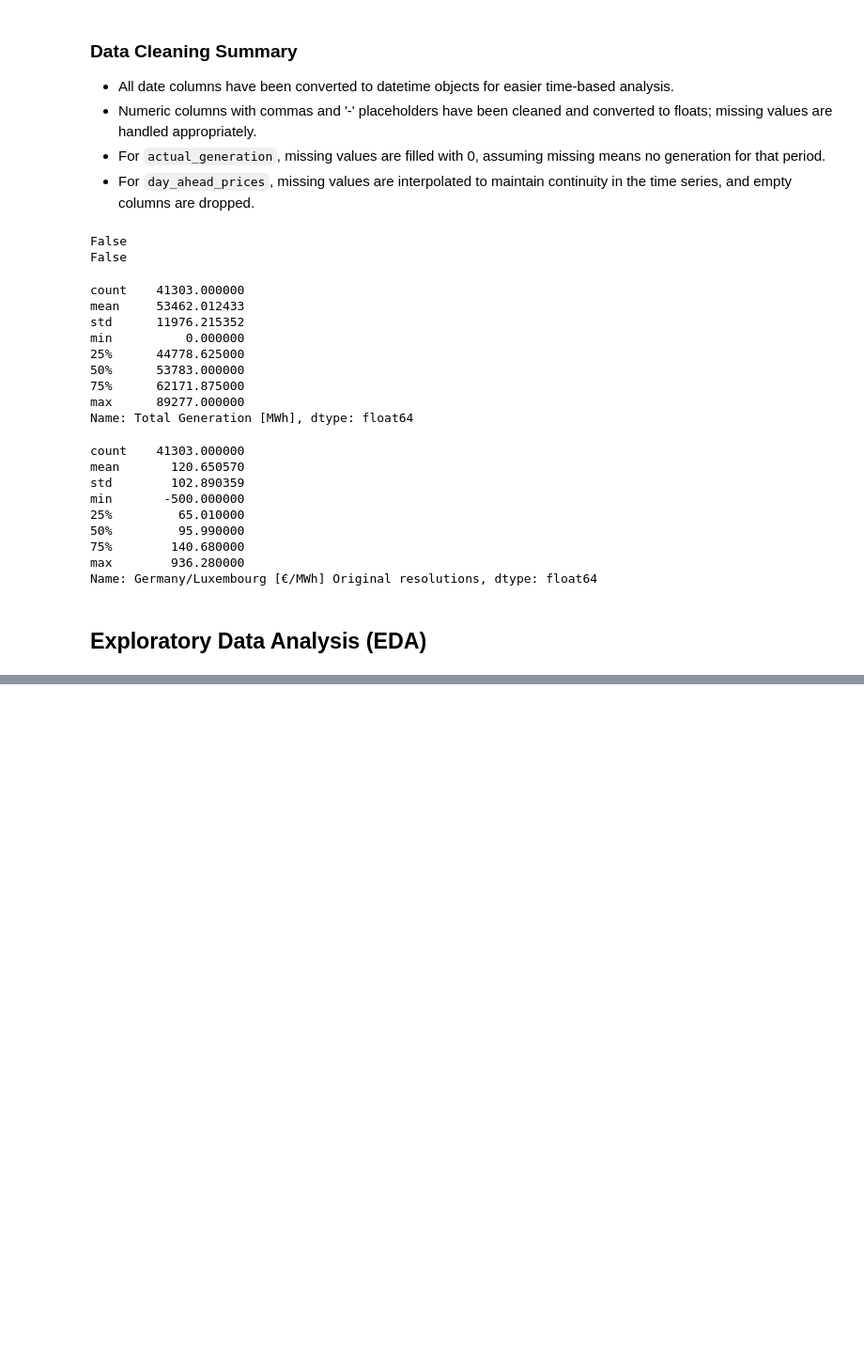
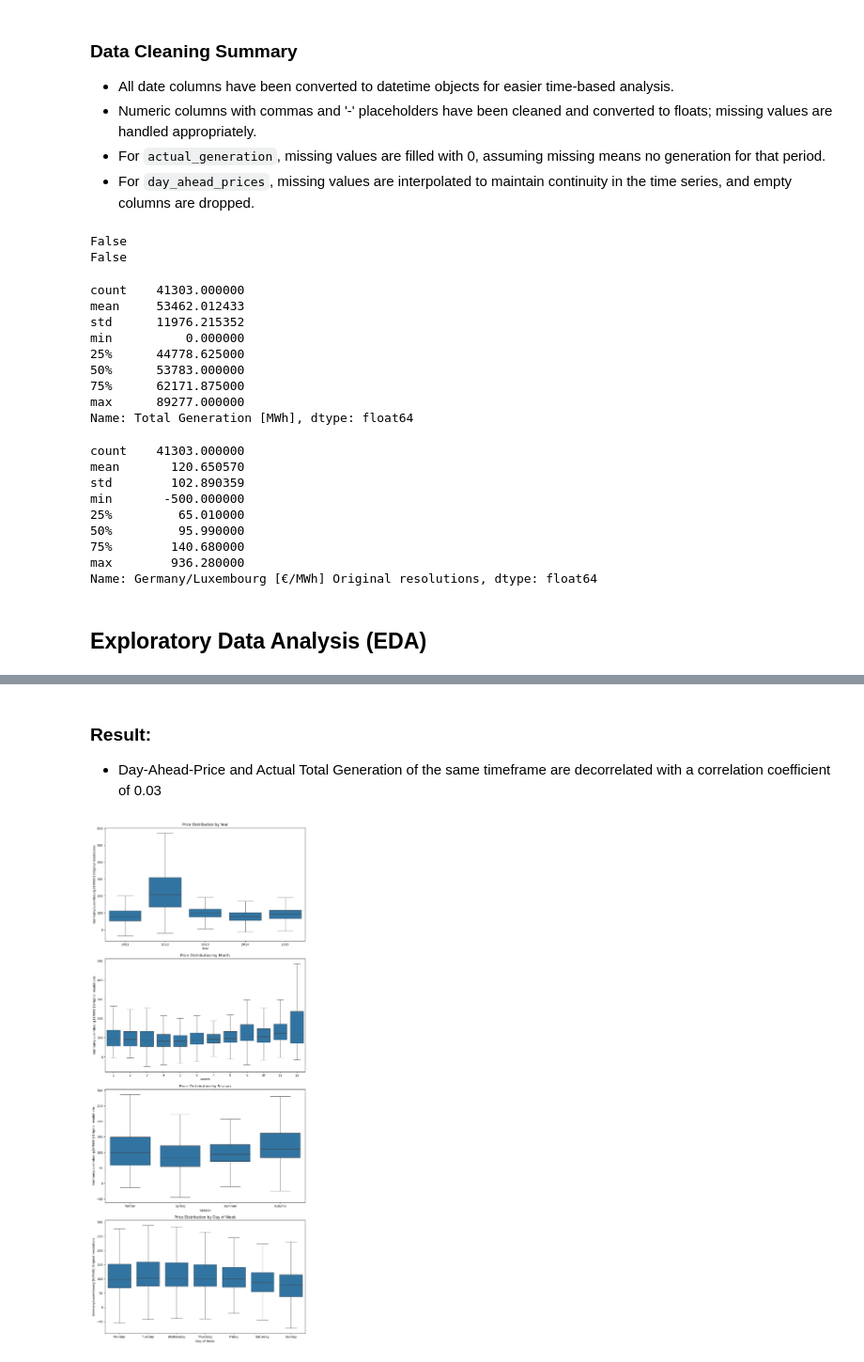
Before and after one commit to Alaeddin-B/german-energy-price-forecasting-mlops, a Jupyter notebook: notebooks/01-EDA.ipynb, the cells around one changed output, grey strips where cells are left out. Shown at 94% size. Saved outputs shown, nothing was run; the diff lists cells and outputs as text; code cells hidden in the pictures; blank space fills up the shorter version.

```diff
--- a/notebooks/01-EDA.ipynb
+++ b/notebooks/01-EDA.ipynb
@@ -174,0 +193,73 @@ plt.show()
+# %% [markdown]
+### Result:
+- Day-Ahead-Price and Actual Total Generation of the same timeframe are decorrelated with a correlation coefficient of 0.03
+# %%
+# Box plots to visualize price distribution by year, month, and day of the week
+# Seasonality helper function
+def get_season(month):
+    if month in [12, 1, 2]:
+        return 'Winter'
+    elif month in [3, 4, 5]:
+        return 'Spring'
+    elif month in [6, 7, 8]:
+        return 'Summer'
+    else:
+        return 'Autumn'
+
+# Create new columns for year, month, and day of the week
+day_ahead_prices['year'] = day_ahead_prices["Start date"].dt.year
+day_ahead_prices['season'] = day_ahead_prices["Start date"].dt.month.apply(get_season)
+day_ahead_prices['month'] = day_ahead_prices["Start date"].dt.month
+day_ahead_prices['day_of_week'] = day_ahead_prices["Start date"].dt.day_name()
+
+fig, axes = plt.subplots(4, 1, figsize=(10, 24))
+
+# Box plot for price by year
+sns.boxplot(
+    ax=axes[0],
+    x='year',
+    y='Germany/Luxembourg [€/MWh] Original resolutions',
+    data=day_ahead_prices,
+    showfliers=False
+)
+axes[0].set_title('Price Distribution by Year')
+axes[0].set_xlabel('Year')
+
+# Box plot for price by month
+sns.boxplot(
+    ax=axes[1],
+    x='month',
+    y='Germany/Luxembourg [€/MWh] Original resolutions',
+    data=day_ahead_prices,
+    showfliers=False
+)
+axes[1].set_title('Price Distribution by Month')
+axes[1].set_xlabel('Month')
+
+# Box plot for price by season
+sns.boxplot(
+    ax=axes[2],
+    x='season',
+    y='Germany/Luxembourg [€/MWh] Original resolutions',
+    data=day_ahead_prices,
+    showfliers=False
+)
+axes[2].set_title('Price Distribution by Season')
+axes[2].set_xlabel('Season')
+
+# Box plot for price by day of the week
+sns.boxplot(
+    ax=axes[3],
+    x='day_of_week',
+    y='Germany/Luxembourg [€/MWh] Original resolutions',
+    data=day_ahead_prices,
+    order=['Monday', 'Tuesday', 'Wednesday', 'Thursday', 'Friday', 'Saturday', 'Sunday'],
+    showfliers=False
+)
+axes[3].set_title('Price Distribution by Day of Week')
+axes[3].set_xlabel('Day of Week')
+
+plt.tight_layout()
+plt.show()
+# %% [output]
+[figure, added]
```
Also changed, not shown: parts of 5 cells of this notebook.
